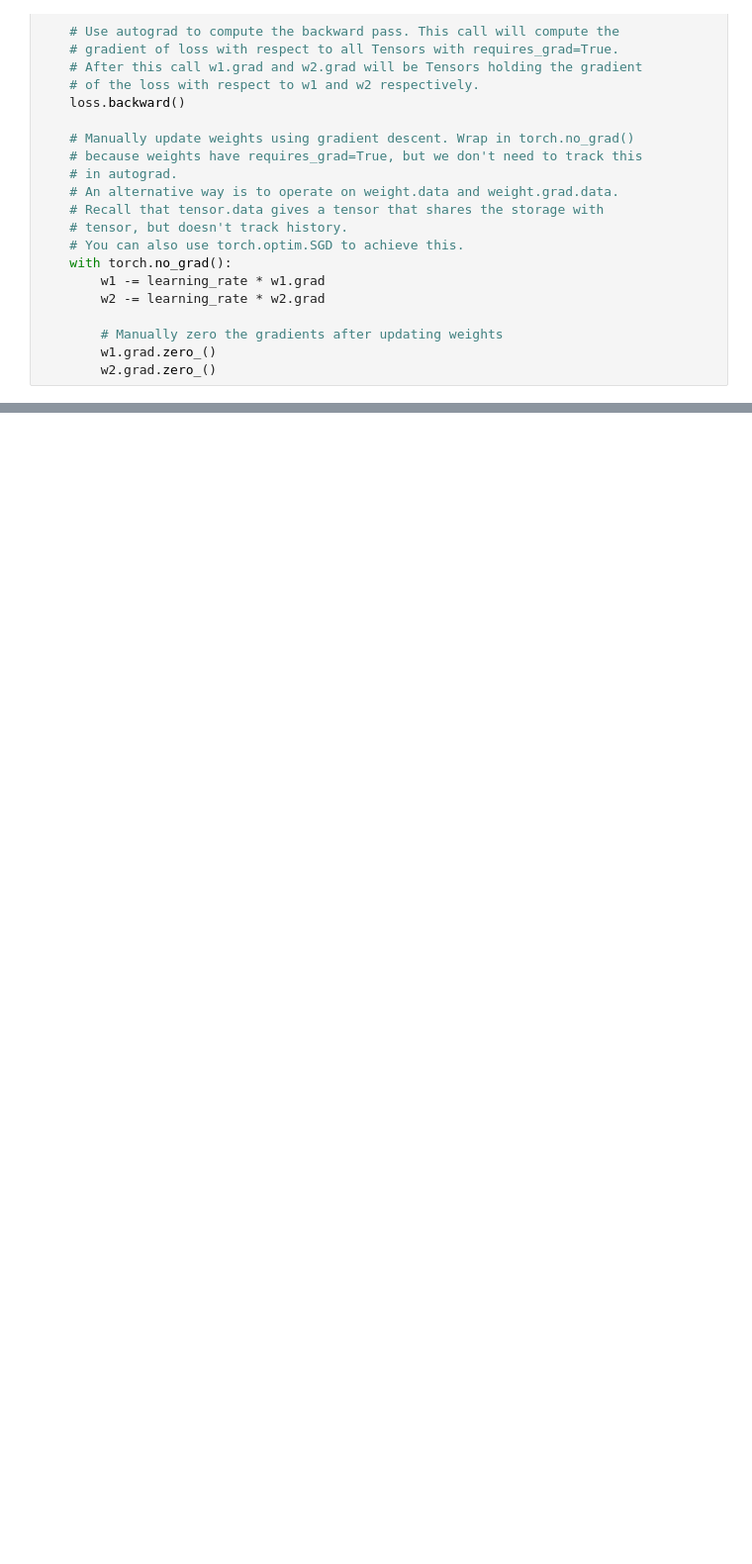
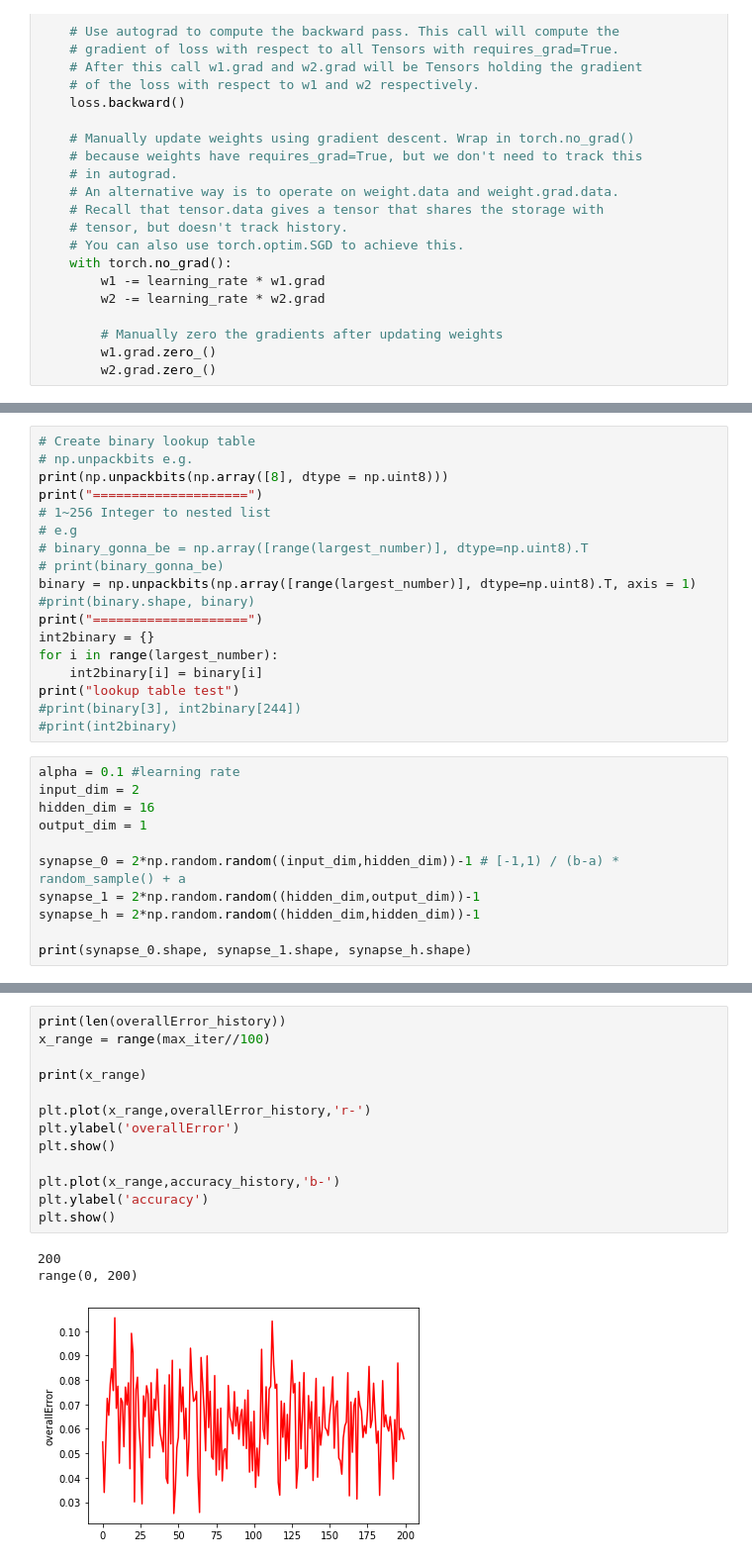
Before and after one commit to Levinna/WLLT, a Jupyter notebook: docs/2006/Resources/Practice.ipynb, the cells around one changed output, grey strips where cells are left out. Shown at 99% size. Cells and saved outputs as stored; diff of their text form; blank space fills up the shorter version.

```diff
--- a/docs/2006/Resources/Practice.ipynb
+++ b/docs/2006/Resources/Practice.ipynb
@@ -187,0 +207,29 @@ for t in range(500):
+# %%
+# Create binary lookup table
+# np.unpackbits e.g.
+print(np.unpackbits(np.array([8], dtype = np.uint8)))
+print("====================")
+# 1~256 Integer to nested list
+# e.g
+# binary_gonna_be = np.array([range(largest_number)], dtype=np.uint8).T
+# print(binary_gonna_be)
+binary = np.unpackbits(np.array([range(largest_number)], dtype=np.uint8).T, axis = 1)
+#print(binary.shape, binary)
+print("====================")
+int2binary = {}
+for i in range(largest_number):
+    int2binary[i] = binary[i]
+print("lookup table test")
+#print(binary[3], int2binary[244])
+#print(int2binary)
+# %%
+alpha = 0.1 #learning rate
+input_dim = 2
+hidden_dim = 16
+output_dim = 1
+
+synapse_0 = 2*np.random.random((input_dim,hidden_dim))-1 # [-1,1) / (b-a) * random_sample() + a
+synapse_1 = 2*np.random.random((hidden_dim,output_dim))-1
+synapse_h = 2*np.random.random((hidden_dim,hidden_dim))-1
+
+print(synapse_0.shape, synapse_1.shape, synapse_h.shape)
@@ -187,0 +401,17 @@ for t in range(500):
+# %%
+print(len(overallError_history))
+x_range = range(max_iter//100)
+
+print(x_range)
+
+plt.plot(x_range,overallError_history,'r-')
+plt.ylabel('overallError')
+plt.show()
+
+plt.plot(x_range,accuracy_history,'b-')
+plt.ylabel('accuracy')
+plt.show()
+# %% [output]
+200
+range(0, 200)
+[figure, added]
```
Also changed, not shown: parts of 5 cells of this notebook, 4 other files.
